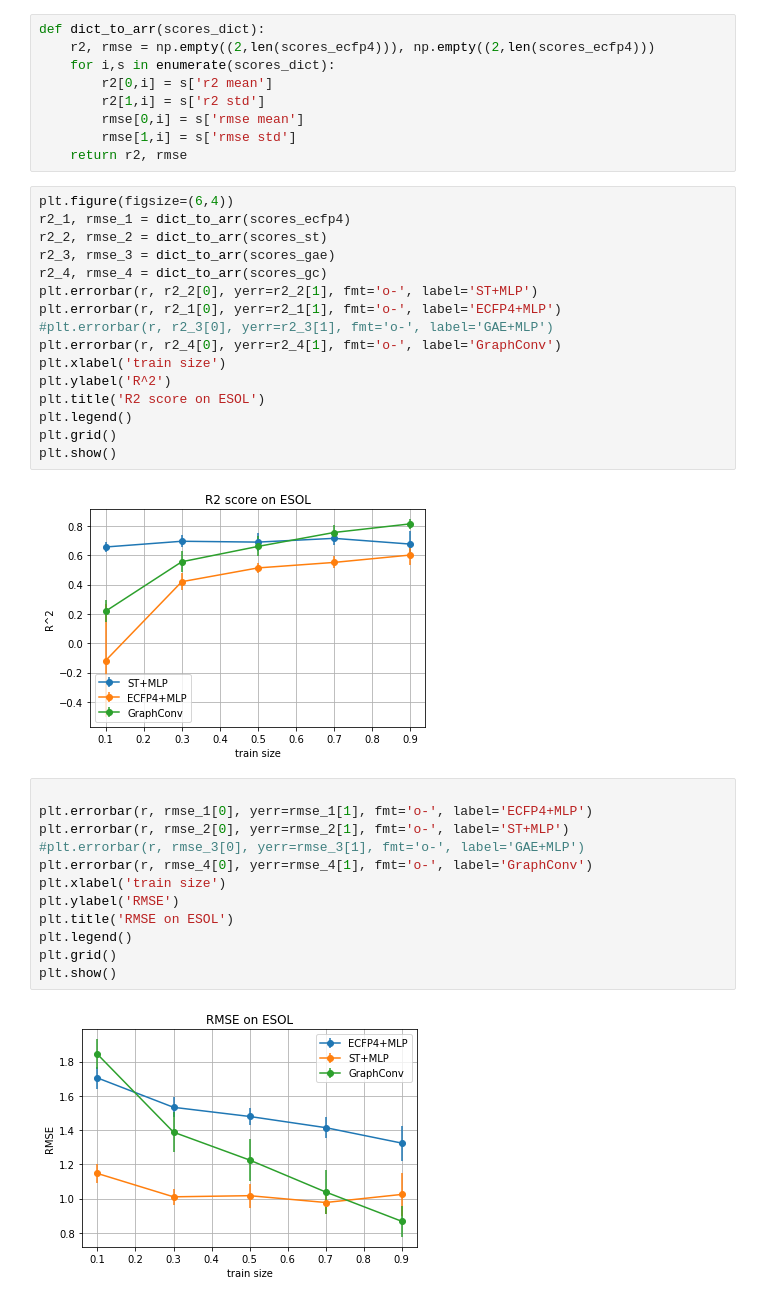
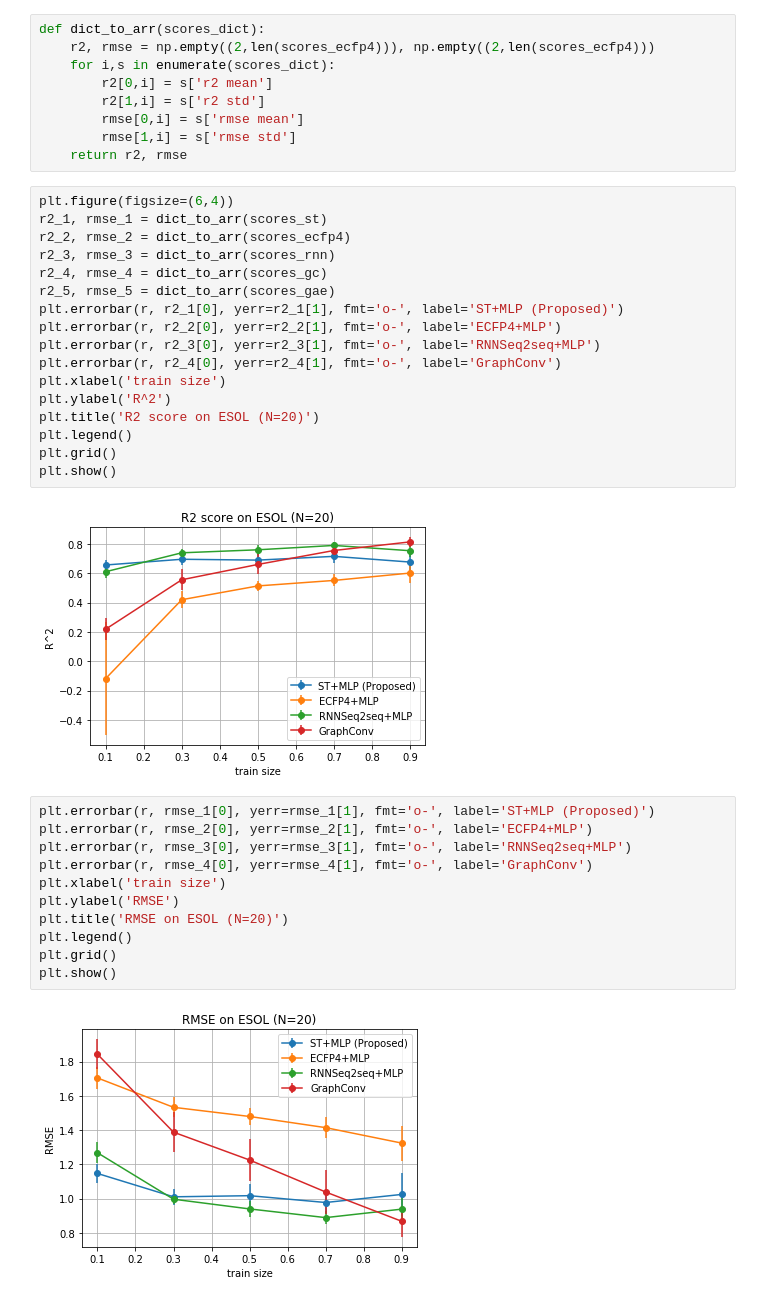
Before and after one commit to DSPsleeporg/smiles-transformer, a Jupyter notebook: smiles_transformer/baseline.ipynb, the cells around one changed output. Saved outputs shown, nothing was run; the diff lists cells and outputs as text.

```diff
--- a/smiles_transformer/baseline.ipynb
+++ b/smiles_transformer/baseline.ipynb
@@ -59,35 +51,35 @@ def dict_to_arr(scores_dict):
     return r2, rmse
 # %%
 plt.figure(figsize=(6,4))
-r2_1, rmse_1 = dict_to_arr(scores_ecfp4)
-r2_2, rmse_2 = dict_to_arr(scores_st)
-r2_3, rmse_3 = dict_to_arr(scores_gae)
+r2_1, rmse_1 = dict_to_arr(scores_st)
+r2_2, rmse_2 = dict_to_arr(scores_ecfp4)
+r2_3, rmse_3 = dict_to_arr(scores_rnn)
 r2_4, rmse_4 = dict_to_arr(scores_gc)
-plt.errorbar(r, r2_2[0], yerr=r2_2[1], fmt='o-', label='ST+MLP')
-plt.errorbar(r, r2_1[0], yerr=r2_1[1], fmt='o-', label='ECFP4+MLP')
-#plt.errorbar(r, r2_3[0], yerr=r2_3[1], fmt='o-', label='GAE+MLP')
+r2_5, rmse_5 = dict_to_arr(scores_gae)
+plt.errorbar(r, r2_1[0], yerr=r2_1[1], fmt='o-', label='ST+MLP (Proposed)')
+plt.errorbar(r, r2_2[0], yerr=r2_2[1], fmt='o-', label='ECFP4+MLP')
+plt.errorbar(r, r2_3[0], yerr=r2_3[1], fmt='o-', label='RNNSeq2seq+MLP')
 plt.errorbar(r, r2_4[0], yerr=r2_4[1], fmt='o-', label='GraphConv')
 plt.xlabel('train size')
 plt.ylabel('R^2')
-plt.title('R2 score on ESOL')
+plt.title('R2 score on ESOL (N=20)')
 plt.legend()
 plt.grid()
 plt.show()
 # %% [output]
-[figure, old version]
+[figure, new version]
 # %%
-
-plt.errorbar(r, rmse_1[0], yerr=rmse_1[1], fmt='o-', label='ECFP4+MLP')
-plt.errorbar(r, rmse_2[0], yerr=rmse_2[1], fmt='o-', label='ST+MLP')
-#plt.errorbar(r, rmse_3[0], yerr=rmse_3[1], fmt='o-', label='GAE+MLP')
+plt.errorbar(r, rmse_1[0], yerr=rmse_1[1], fmt='o-', label='ST+MLP (Proposed)')
+plt.errorbar(r, rmse_2[0], yerr=rmse_2[1], fmt='o-', label='ECFP4+MLP')
+plt.errorbar(r, rmse_3[0], yerr=rmse_3[1], fmt='o-', label='RNNSeq2seq+MLP')
 plt.errorbar(r, rmse_4[0], yerr=rmse_4[1], fmt='o-', label='GraphConv')
 plt.xlabel('train size')
 plt.ylabel('RMSE')
-plt.title('RMSE on ESOL')
+plt.title('RMSE on ESOL (N=20)')
 plt.legend()
 plt.grid()
 plt.show()
 # %% [output]
-[figure, old version]
+[figure, new version]
 # %%
 X1 = [
```
Also changed, not shown: parts of 31 cells of this notebook, 8 other files.
